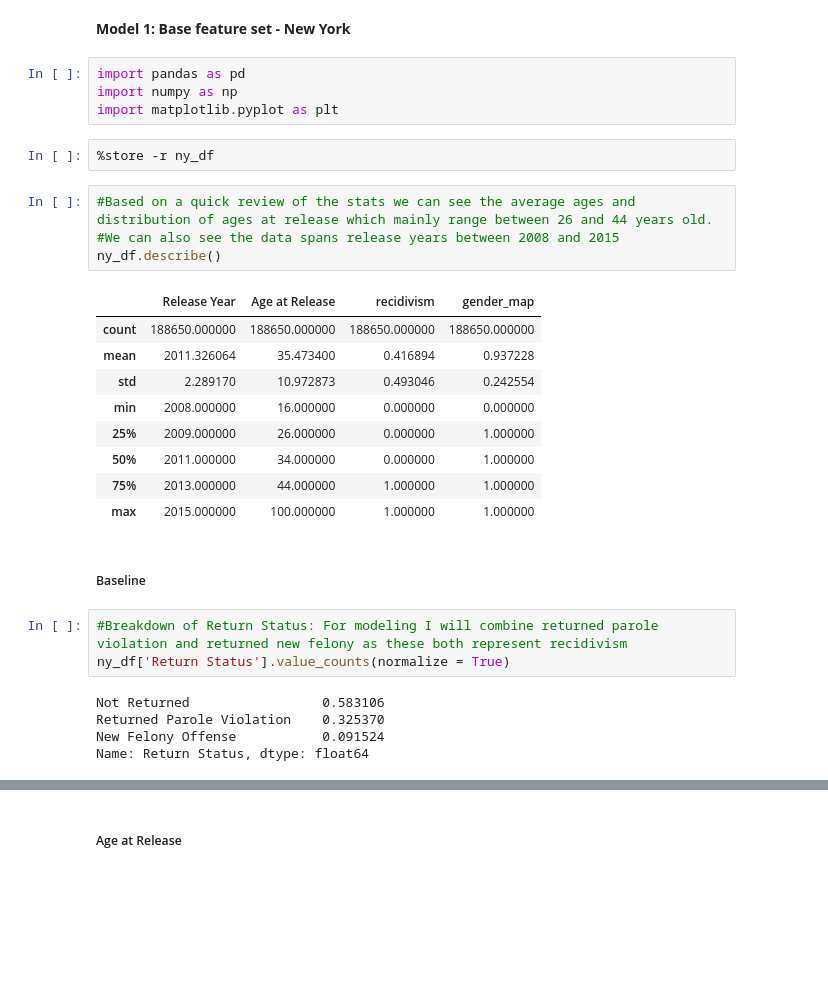
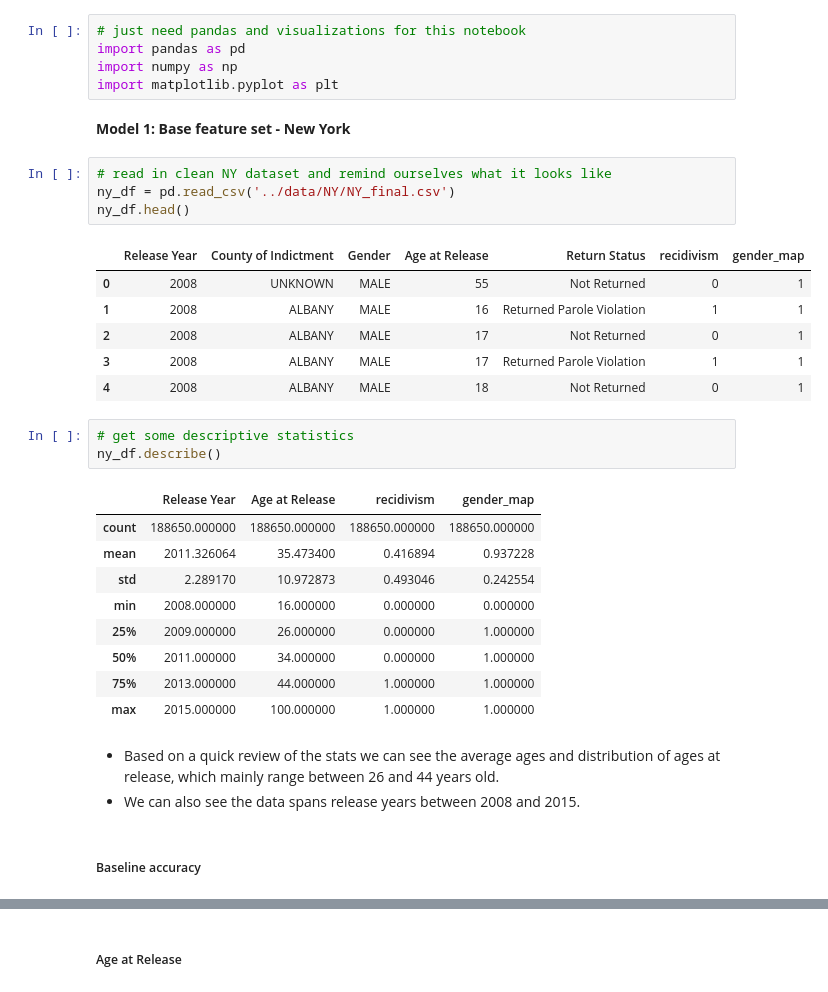
Before and after one commit to ga-dsi-822-group4/recidivism, a Jupyter notebook: notebooks/02_eda.ipynb, the cells around one changed output, grey strips where cells are left out. Cells and saved outputs as stored; diff of their text form; blank space fills up the shorter version.

Commit message:
Notebook 01+02 tweaks

```diff
--- a/notebooks/02_eda.ipynb
+++ b/notebooks/02_eda.ipynb
@@ -16,32 +17,37 @@ For background on this project, please see the [README](../README.md).
+# %%
+# just need pandas and visualizations for this notebook
+import pandas as pd
+import numpy as np
+import matplotlib.pyplot as plt
 # %% [markdown]
 **Model 1: Base feature set - New York**
-# %%
-import pandas as pd
-import numpy as np
-import matplotlib.pyplot as plt
-# %%
-%store -r ny_df
-# %%
-#Based on a quick review of the stats we can see the average ages and distribution of ages at release which mainly range between 26 and 44 years old.
-#We can also see the data spans release years between 2008 and 2015
-ny_df.describe()
-# %% [output]
-|  | Release Year | Age at Release | recidivism | gender_map |
-| count | 188650.000000 | 188650.000000 | 188650.000000 | 188650.000000 |
-| mean | 2011.326064 | 35.473400 | 0.416894 | 0.937228 |
-| std | 2.289170 | 10.972873 | 0.493046 | 0.242554 |
-| min | 2008.000000 | 16.000000 | 0.000000 | 0.000000 |
-| 25% | 2009.000000 | 26.000000 | 0.000000 | 1.000000 |
-| 50% | 2011.000000 | 34.000000 | 0.000000 | 1.000000 |
-| 75% | 2013.000000 | 44.000000 | 1.000000 | 1.000000 |
-| max | 2015.000000 | 100.000000 | 1.000000 | 1.000000 |
+# %%
+# read in clean NY dataset and remind ourselves what it looks like
+ny_df = pd.read_csv('../data/NY/NY_final.csv')
+ny_df.head()
+# %% [output]
+|  | Release Year | County of Indictment | Gender | Age at Release | Return Status | recidivism | gender_map |
+| 0 | 2008 | UNKNOWN | MALE | 55 | Not Returned | 0 | 1 |
+| 1 | 2008 | ALBANY | MALE | 16 | Returned Parole Violation | 1 | 1 |
+| 2 | 2008 | ALBANY | MALE | 17 | Not Returned | 0 | 1 |
+| 3 | 2008 | ALBANY | MALE | 17 | Returned Parole Violation | 1 | 1 |
+| 4 | 2008 | ALBANY | MALE | 18 | Not Returned | 0 | 1 |
+# %%
+# get some descriptive statistics
+ny_df.describe()
+# %% [output]
+|  | Release Year | Age at Release | recidivism | gender_map |
+| count | 188650.000000 | 188650.000000 | 188650.000000 | 188650.000000 |
+| mean | 2011.326064 | 35.473400 | 0.416894 | 0.937228 |
+| std | 2.289170 | 10.972873 | 0.493046 | 0.242554 |
+| min | 2008.000000 | 16.000000 | 0.000000 | 0.000000 |
+| 25% | 2009.000000 | 26.000000 | 0.000000 | 1.000000 |
+| 50% | 2011.000000 | 34.000000 | 0.000000 | 1.000000 |
+| 75% | 2013.000000 | 44.000000 | 1.000000 | 1.000000 |
+| max | 2015.000000 | 100.000000 | 1.000000 | 1.000000 |
+# %% [markdown]
+- Based on a quick review of the stats we can see the average ages and distribution of ages at release,
+  which mainly range between 26 and 44 years old.
+- We can also see the data spans release years between 2008 and 2015.
 # %% [markdown]
-##### Baseline
+##### Baseline accuracy
-# %%
-#Breakdown of Return Status: For modeling I will combine returned parole violation and returned new felony as these both represent recidivism
-ny_df['Return Status'].value_counts(normalize = True)
-# %% [output]
-Not Returned                 0.583106
-Returned Parole Violation    0.325370
-New Felony Offense           0.091524
-Name: Return Status, dtype: float64
```
Also changed, not shown: parts of 4 cells of this notebook, 1 other file.
